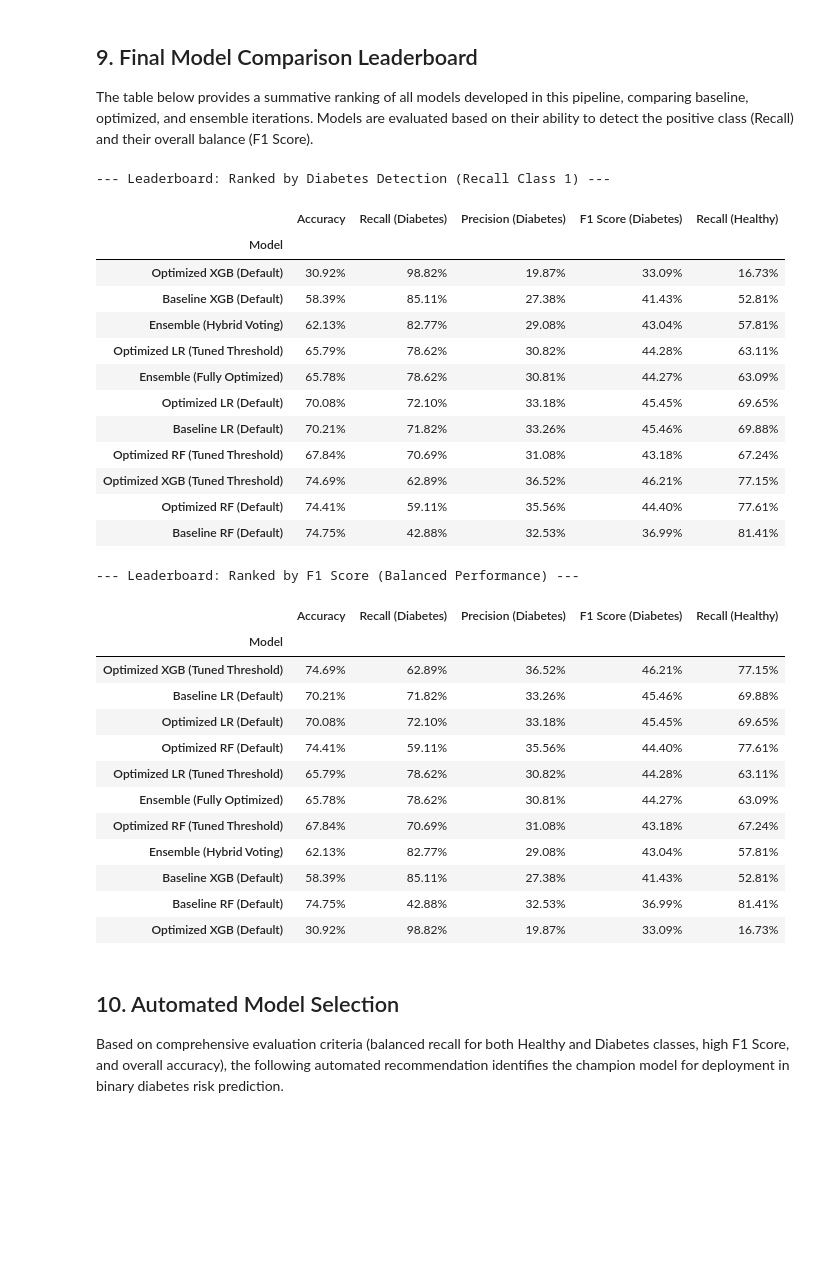
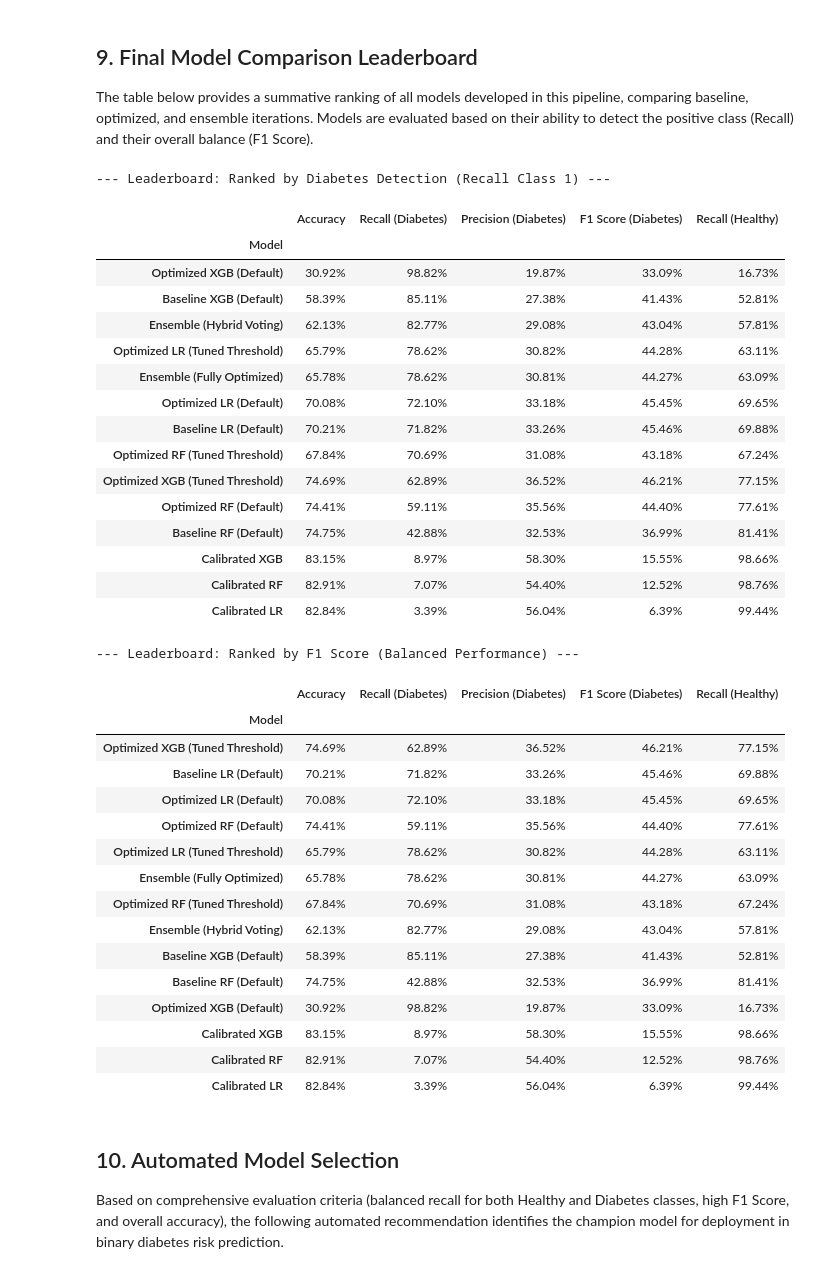
Before and after one commit to RoshanBM/FAIDM-Individual, a Jupyter notebook: diabetes-risk-analysis/notebooks/03_classification_model.ipynb, the cells around one changed output. Saved outputs shown, nothing was run; the diff lists cells and outputs as text; code cells hidden in the pictures; blank space fills up the shorter version.

```diff
--- a/diabetes-risk-analysis/notebooks/03_classification_model.ipynb
+++ b/diabetes-risk-analysis/notebooks/03_classification_model.ipynb
@@ -582,7 +702,13 @@ print("=" * 90)
 comparison_data = []
 
 for model_name, (model, y_pred_opt, opt_threshold) in models.items():
-    y_pred_def = models_default[model_name]
+    # Handle New/Calibrated models that might not be in models_default
+    if model_name in models_default:
+        y_pred_def = models_default[model_name]
+    else:
+        # If not in default dict (like Calibrated models), assume the provided prediction
+        # corresponds to the default threshold (which is 0.5 for calibrated models)
+        y_pred_def = y_pred_opt
 
     # Default threshold metrics
     # Handle zero_division=0 to prevent warnings if precision is 0
@@ -780,7 +915,14 @@ Confusion matrices are constructed for each optimized model to visualize classif
 *   **False Negatives (FN):** At-risk individuals missed by the model (critical error in public health context).
 # %%
 # Plot Confusion Matrix for each optimized model
-fig, axes = plt.subplots(1, 3, figsize=(18, 5))
+import math
+
+n_models = len(models)
+cols = 3
+rows = math.ceil(n_models / cols)
+
+fig, axes = plt.subplots(rows, cols, figsize=(18, 5 * rows))
+axes = axes.flatten() # Ensure 1D array for easy iteration
 
 for i, (model_name, (model, y_pred_opt, opt_threshold)) in enumerate(models.items()):
     ax = axes[i]
@@ -797,6 +939,10 @@ for i, (model_name, (model, y_pred_opt, opt_threshold)) in enumerate(models.item
     ax.set_xticklabels(['Healthy', 'Diabetes'])
     ax.set_yticklabels(['Healthy', 'Diabetes'])
 
+# Turn off any unused axes
+for j in range(i + 1, len(axes)):
+    axes[j].axis('off')
+
 plt.tight_layout()
 plt.suptitle('Confusion Matrices for Optimized Models', fontsize=14, y=1.02)
 plt.show()
@@ -813,10 +959,11 @@ Side-by-side comparison of confusion matrices illustrates the impact of threshol
 *   **Precision Tradeoff:** Corresponding increase in false positives as the model becomes more sensitive.*   **Clinical Implications:** Justification for accepting lower precision in exchange for higher recall in screening contexts.
 # %%
 # Visualization: Confusion Matrix Comparison (Default vs Optimized)
-fig, axes = plt.subplots(3, 2, figsize=(14, 18))
+model_names = ['Logistic Regression', 'Random Forest', 'XGBoost']
+rows = len(model_names)
 
-# Map model keys to nice names if needed
-model_names = ['Logistic Regression', 'Random Forest', 'XGBoost']
+# Use squeeze=False to ensure axes is always a 2D array [rows, cols]
+fig, axes = plt.subplots(rows, 2, figsize=(14, 6 * rows), squeeze=False)
 
 for i, name in enumerate(model_names):
     # Row i, Col 0: Default Threshold
@@ -1005,27 +1152,32 @@ from sklearn.metrics import recall_score, f1_score, accuracy_score, precision_sc
 leaderboard_configs = []
 
 # --- A. Baseline Models (Default 0.5) ---
-# Note: Baseline models (lr_model, rf_model, xgb_model) are available from Section 1
 leaderboard_configs.append(("Baseline LR (Default)", (lr_model, X_test_lin_scaled, 0.5)))
 leaderboard_configs.append(("Baseline RF (Default)", (rf_model, X_test, 0.5)))
 leaderboard_configs.append(("Baseline XGB (Default)", (xgb_model, X_test, 0.5)))
 
 # --- B. Optimized Models (Default 0.5) ---
-# Available as best_lr, best_rf, best_xgb from Section 3
 leaderboard_configs.append(("Optimized LR (Default)", (best_lr, X_test_lin_scaled, 0.5)))
 leaderboard_configs.append(("Optimized RF (Default)", (best_rf, X_test, 0.5)))
 leaderboard_configs.append(("Optimized XGB (Default)", (best_xgb, X_test, 0.5)))
 
 # --- C. Optimized Models (Optimal Thresholds) ---
-# Thresholds stored in `optimal_thresholds` dictionary
 leaderboard_configs.append(("Optimized LR (Tuned Threshold)", (best_lr, X_test_lin_scaled, optimal_thresholds['Logistic Regression'])))
 leaderboard_configs.append(("Optimized RF (Tuned Threshold)", (best_rf, X_test, optimal_thresholds['Random Forest'])))
 leaderboard_configs.append(("Optimized XGB (Tuned Threshold)", (best_xgb, X_test, optimal_thresholds['XGBoost'])))
 
 # --- D. Ensembles (Pre-calculated predictions) ---
-# Calculated in Section 8
 leaderboard_configs.append(("Ensemble (Hybrid Voting)", y_pred_ensemble))
 leaderboard_configs.append(("Ensemble (Fully Optimized)", y_pred_ensemble_opt))
+
+# --- E. Calibrated Models (if available) ---
+# Added dynamically since they are optional/added in later cells
+if 'cal_lr' in locals():
+    leaderboard_configs.append(("Calibrated LR", (cal_lr, X_test_lin_scaled, 0.5)))
+if 'cal_rf' in locals():
+    leaderboard_configs.append(("Calibrated RF", (cal_rf, X_test, 0.5)))
+if 'cal_xgb' in locals():
+    leaderboard_configs.append(("Calibrated XGB", (cal_xgb, X_test, 0.5)))
 
 
 # 2. Calculate Metrics
@@ -1063,33 +1215,36 @@ for name, config in leaderboard_configs:
         'Precision (Diabetes)': prec,
         'F1 Score (Diabetes)': f1,
         'Recall (Healthy)': recall_0
     })
 
 # 3. Create DataFrame
 leaderboard = pd.DataFrame(results_list)
 leaderboard.set_index('Model', inplace=True)
 
 # 4. Display sorted by specific goals
 print("\n--- Leaderboard: Ranked by Diabetes Detection (Recall Class 1) ---")
 display(leaderboard.sort_values(by='Recall (Diabetes)', ascending=False).style.format("{:.2%}").background_gradient(cmap='Greens', subset=['Recall (Diabetes)']))
 
 print("\n--- Leaderboard: Ranked by F1 Score (Balanced Performance) ---")
 display(leaderboard.sort_values(by='F1 Score (Diabetes)', ascending=False).style.format("{:.2%}").background_gradient(cmap='Greens', subset=['F1 Score (Diabetes)']))
 # %% [output]
 --- Leaderboard: Ranked by Diabetes Detection (Recall Class 1) ---
 |  | Accuracy | Recall (Diabetes) | Precision (Diabetes) | F1 Score (Diabetes) | Recall (Healthy) |
 | Model |  |  |  |  |  |
 | Optimized XGB (Default) | 30.92% | 98.82% | 19.87% | 33.09% | 16.73% |
 | Baseline XGB (Default) | 58.39% | 85.11% | 27.38% | 41.43% | 52.81% |
 | Ensemble (Hybrid Voting) | 62.13% | 82.77% | 29.08% | 43.04% | 57.81% |
 | Optimized LR (Tuned Threshold) | 65.79% | 78.62% | 30.82% | 44.28% | 63.11% |
 | Ensemble (Fully Optimized) | 65.78% | 78.62% | 30.81% | 44.27% | 63.09% |
 | Optimized LR (Default) | 70.08% | 72.10% | 33.18% | 45.45% | 69.65% |
 | Baseline LR (Default) | 70.21% | 71.82% | 33.26% | 45.46% | 69.88% |
 | Optimized RF (Tuned Threshold) | 67.84% | 70.69% | 31.08% | 43.18% | 67.24% |
 | Optimized XGB (Tuned Threshold) | 74.69% | 62.89% | 36.52% | 46.21% | 77.15% |
 | Optimized RF (Default) | 74.41% | 59.11% | 35.56% | 44.40% | 77.61% |
 | Baseline RF (Default) | 74.75% | 42.88% | 32.53% | 36.99% | 81.41% |
+| Calibrated XGB | 83.15% | 8.97% | 58.30% | 15.55% | 98.66% |
+| Calibrated RF | 82.91% | 7.07% | 54.40% | 12.52% | 98.76% |
+| Calibrated LR | 82.84% | 3.39% | 56.04% | 6.39% | 99.44% |
 --- Leaderboard: Ranked by F1 Score (Balanced Performance) ---
 |  | Accuracy | Recall (Diabetes) | Precision (Diabetes) | F1 Score (Diabetes) | Recall (Healthy) |
 | Model |  |  |  |  |  |
@@ -1104,6 +1259,9 @@ display(leaderboard.sort_values(by='F1 Score (Diabetes)', ascending=False).style
 | Baseline XGB (Default) | 58.39% | 85.11% | 27.38% | 41.43% | 52.81% |
 | Baseline RF (Default) | 74.75% | 42.88% | 32.53% | 36.99% | 81.41% |
 | Optimized XGB (Default) | 30.92% | 98.82% | 19.87% | 33.09% | 16.73% |
+| Calibrated XGB | 83.15% | 8.97% | 58.30% | 15.55% | 98.66% |
+| Calibrated RF | 82.91% | 7.07% | 54.40% | 12.52% | 98.76% |
+| Calibrated LR | 82.84% | 3.39% | 56.04% | 6.39% | 99.44% |
 # %% [markdown]
 ## 10. Automated Model Selection
 
```
Also changed, not shown: parts of 10 cells of this notebook, 1 other file.
